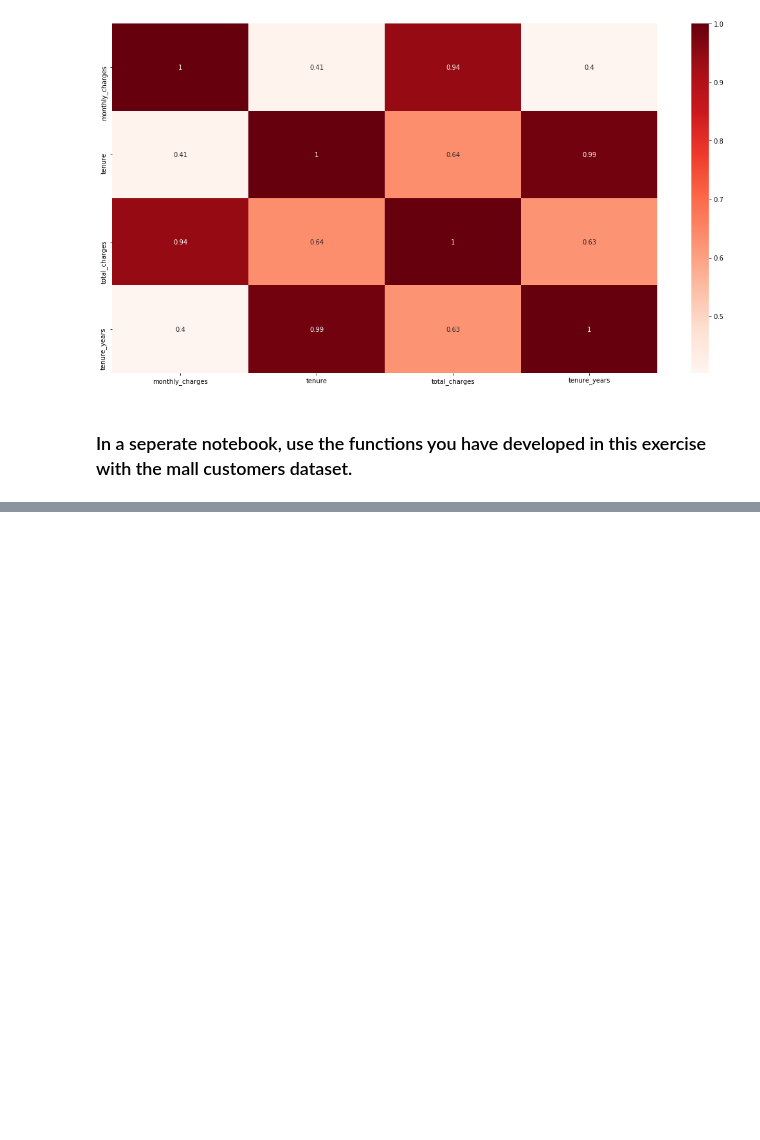
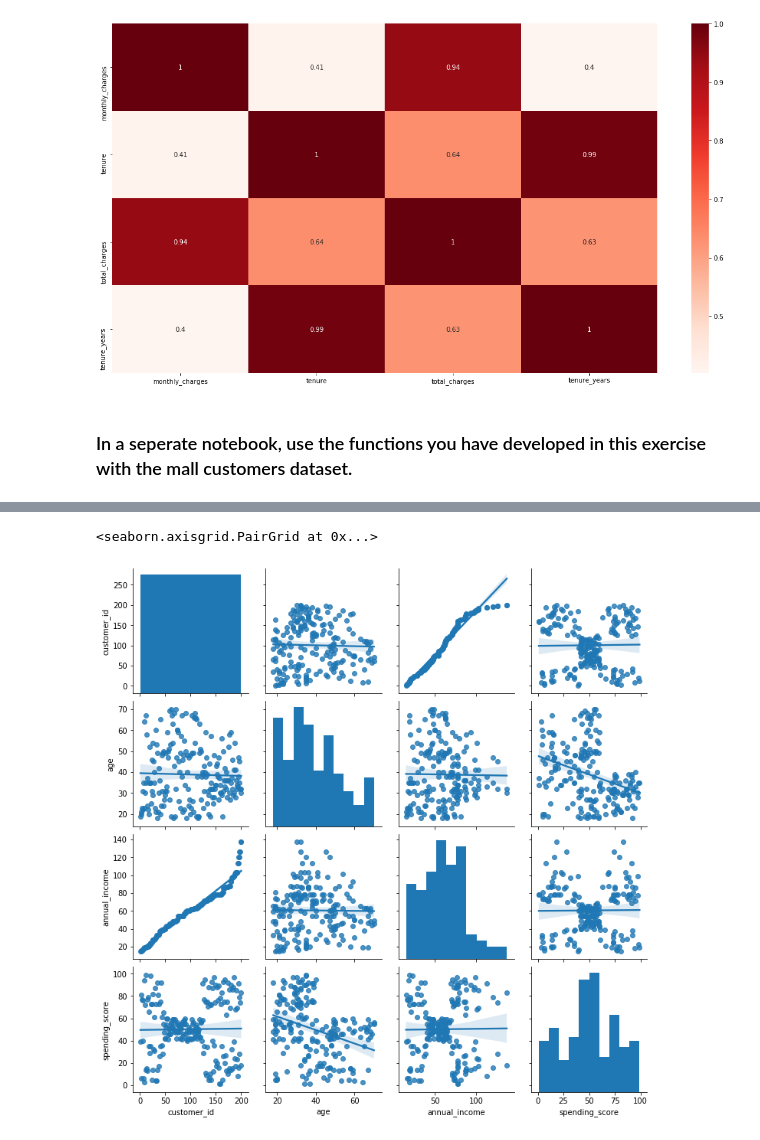
Before and after one commit to SamuelD-Data/regression-exercises, a Jupyter notebook: explore_telco.ipynb, the cells around one changed output, grey strips where cells are left out. Saved outputs shown, nothing was run; the diff lists cells and outputs as text; code cells hidden in the pictures; blank space fills up the shorter version.

```diff
--- a/explore_telco.ipynb
+++ b/explore_telco.ipynb
@@ -105,3 +109,12 @@ sns.heatmap(df.corr(), cmap = 'Reds', annot = True)
 [figure]
 # %% [markdown]
 ### In a seperate notebook, use the functions you have developed in this exercise with the mall customers dataset.
+# %%
+# acquiring mall data from csv
+mall = pd.read_csv('mall_customers_df.csv')
+
+# dropping extra column that was added while acquiring
+mall = mall.drop(columns = 'Unnamed: 0')
+
+# previewing data
+mall.head()
@@ -107,0 +128,6 @@ sns.heatmap(df.corr(), cmap = 'Reds', annot = True)
+# %%
+# using external function to plot each combination of variables
+plot_variable_pairs(mall)
+# %% [output]
+<seaborn.axisgrid.PairGrid at 0x...>
+[figure, added]
```
Also changed, not shown: parts of 3 cells of this notebook.
